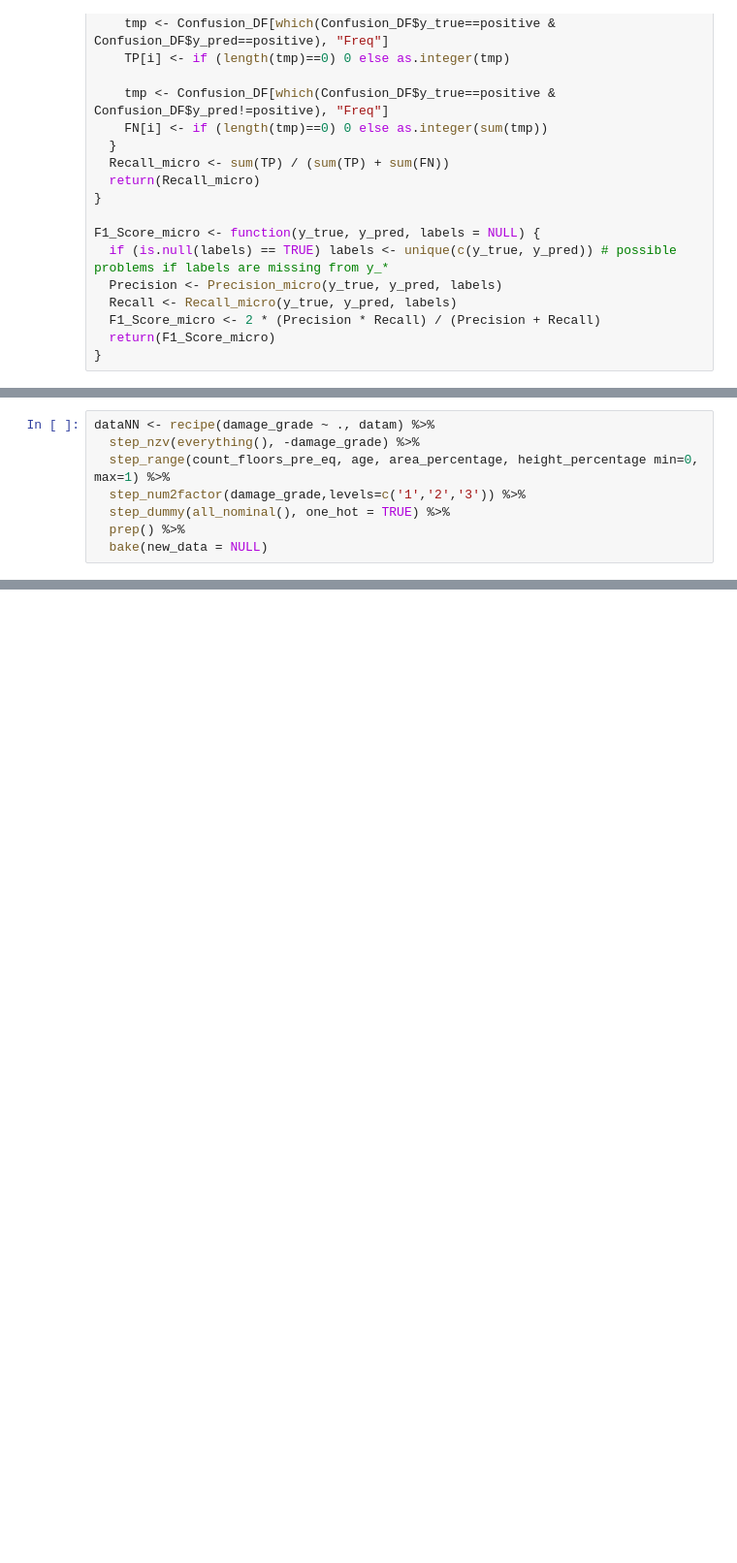
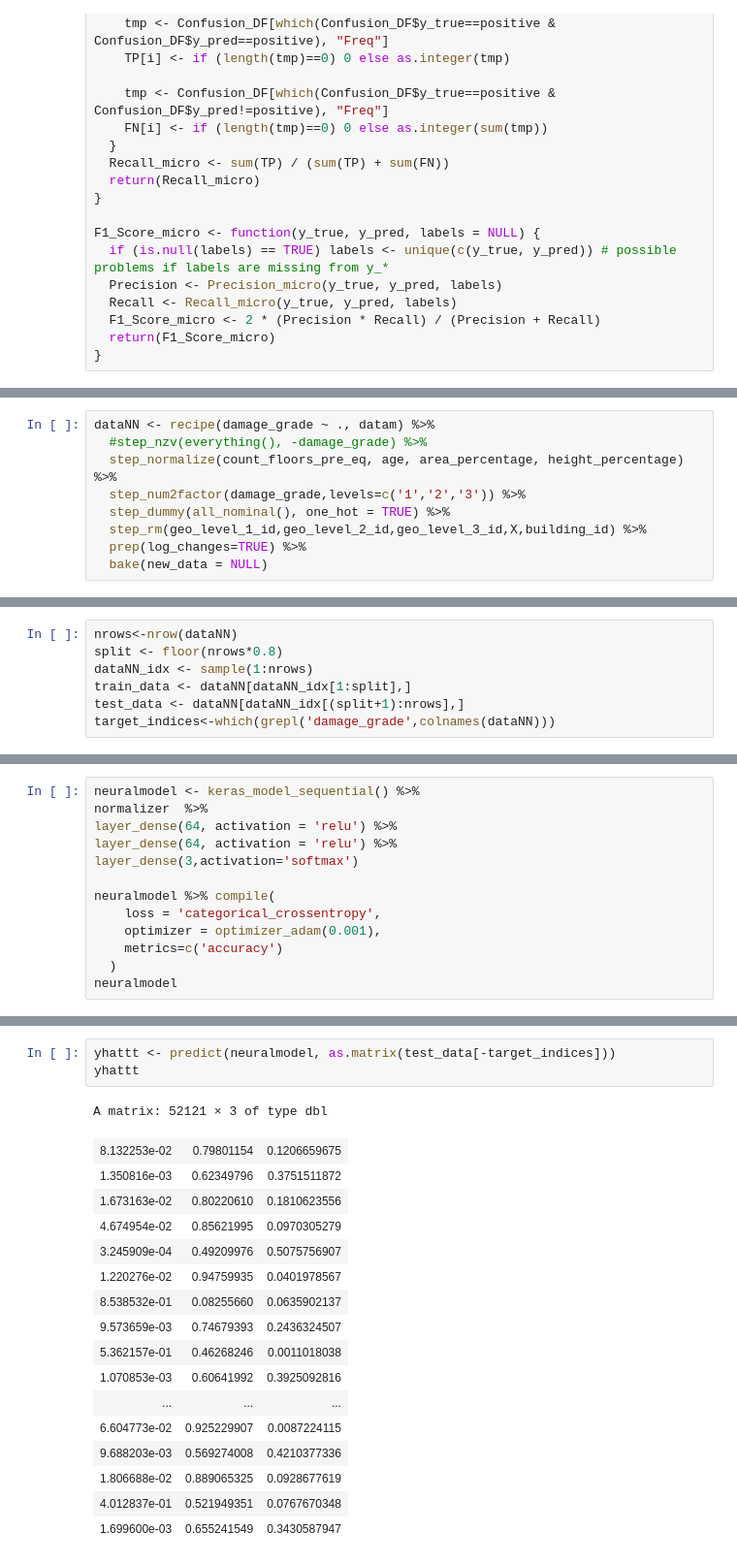
Before and after one commit to bikostet/richter-s-predictor-group-42, a Jupyter notebook: DNN.ipynb, the cells around one changed output, grey strips where cells are left out. Shown at 97% size. Cells and saved outputs as stored; diff of their text form; blank space fills up the shorter version.

Commit message:
Working neural network + first prediction

```diff
--- a/DNN.ipynb
+++ b/DNN.ipynb
@@ -179,8 +175,9 @@ summary(datam)
 # %%
 dataNN <- recipe(damage_grade ~ ., datam) %>%
-  step_nzv(everything(), -damage_grade) %>%
-  step_range(count_floors_pre_eq, age, area_percentage, height_percentage min=0, max=1) %>%
+  #step_nzv(everything(), -damage_grade) %>%
+  step_normalize(count_floors_pre_eq, age, area_percentage, height_percentage) %>%
   step_num2factor(damage_grade,levels=c('1','2','3')) %>%
   step_dummy(all_nominal(), one_hot = TRUE) %>%
-  prep() %>%
+  step_rm(geo_level_1_id,geo_level_2_id,geo_level_3_id,X,building_id) %>%
+  prep(log_changes=TRUE) %>%
   bake(new_data = NULL)
@@ -186,0 +195,7 @@ dataNN <- recipe(damage_grade ~ ., datam) %>%
+# %%
+nrows<-nrow(dataNN)
+split <- floor(nrows*0.8)
+dataNN_idx <- sample(1:nrows)
+train_data <- dataNN[dataNN_idx[1:split],]
+test_data <- dataNN[dataNN_idx[(split+1):nrows],]
+target_indices<-which(grepl('damage_grade',colnames(dataNN)))
@@ -186,0 +206,13 @@ dataNN <- recipe(damage_grade ~ ., datam) %>%
+# %%
+neuralmodel <- keras_model_sequential() %>%
+normalizer  %>%
+layer_dense(64, activation = 'relu') %>%
+layer_dense(64, activation = 'relu') %>%
+layer_dense(3,activation='softmax')
+
+neuralmodel %>% compile(
+    loss = 'categorical_crossentropy',
+    optimizer = optimizer_adam(0.001),
+    metrics=c('accuracy')
+  )
+neuralmodel
@@ -186,0 +257,21 @@ dataNN <- recipe(damage_grade ~ ., datam) %>%
+# %%
+yhattt <- predict(neuralmodel, as.matrix(test_data[-target_indices]))
+yhattt
+# %% [output]
+A matrix: 52121 × 3 of type dbl
+| 8.132253e-02 | 0.79801154 | 0.1206659675 |
+| 1.350816e-03 | 0.62349796 | 0.3751511872 |
+| 1.673163e-02 | 0.80220610 | 0.1810623556 |
+| 4.674954e-02 | 0.85621995 | 0.0970305279 |
+| 3.245909e-04 | 0.49209976 | 0.5075756907 |
+| 1.220276e-02 | 0.94759935 | 0.0401978567 |
+| 8.538532e-01 | 0.08255660 | 0.0635902137 |
+| 9.573659e-03 | 0.74679393 | 0.2436324507 |
+| 5.362157e-01 | 0.46268246 | 0.0011018038 |
+| 1.070853e-03 | 0.60641992 | 0.3925092816 |
+| ... | ... | ... |
+| 6.604773e-02 | 0.925229907 | 0.0087224115 |
+| 9.688203e-03 | 0.569274008 | 0.4210377336 |
+| 1.806688e-02 | 0.889065325 | 0.0928677619 |
+| 4.012837e-01 | 0.521949351 | 0.0767670348 |
+| 1.699600e-03 | 0.655241549 | 0.3430587947 |
```
Also changed, not shown: parts of 20 cells of this notebook, 2 other files.
